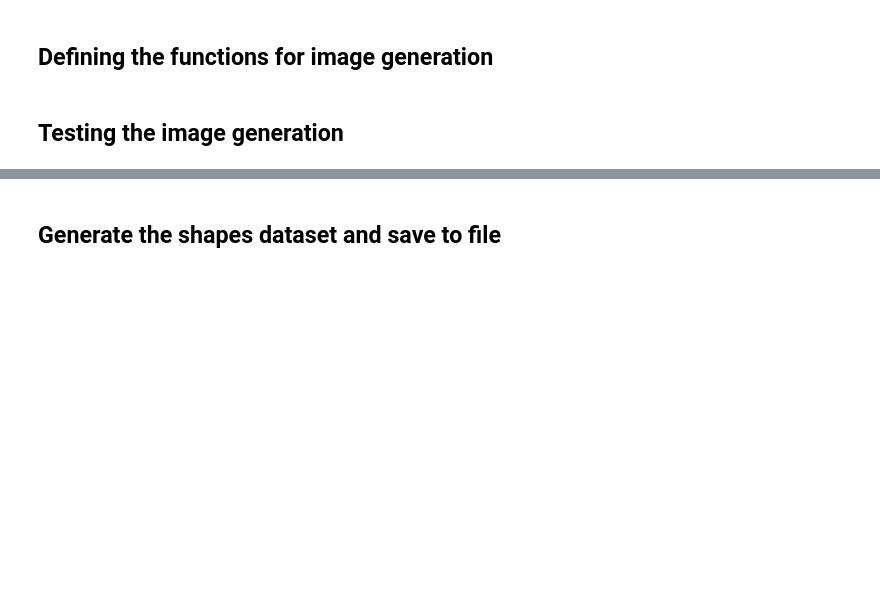
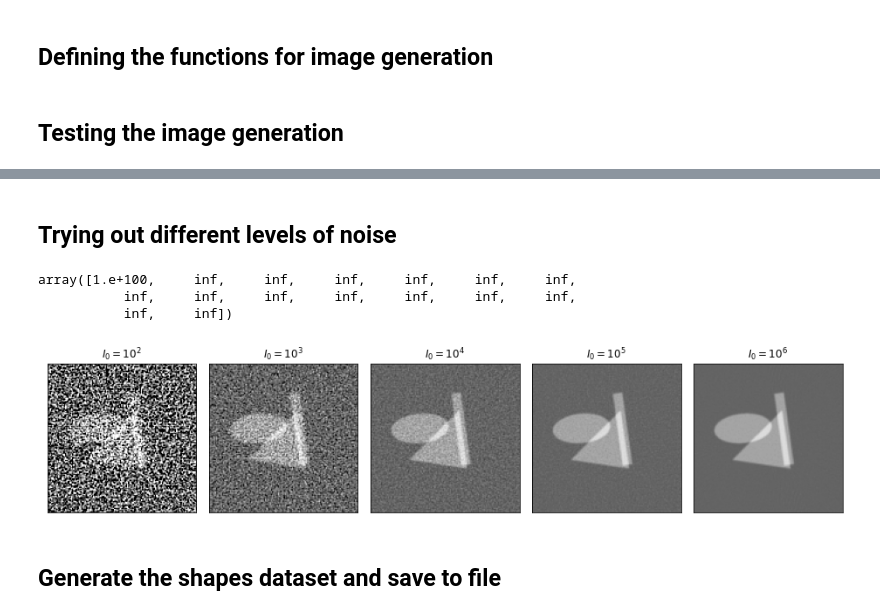
Before and after one commit to FromTheMountain/bachelorproject-code, a Jupyter notebook: GPU-shape-dataset.ipynb, the cells around one changed output, grey strips where cells are left out. Drawn from its saved outputs; the diff is of its cells as text; code cells hidden in the pictures; blank space fills up the shorter version.

```diff
--- a/GPU-shape-dataset.ipynb
+++ b/GPU-shape-dataset.ipynb
@@ -151,3 +171,36 @@ fig.tight_layout()
+# %% [markdown]
+## Trying out different levels of noise
+# %%
+np.logspace(100, 100000, len(axs.flat))
+# %% [output]
+array([1.e+100,     inf,     inf,     inf,     inf,     inf,     inf,
+           inf,     inf,     inf,     inf,     inf,     inf,     inf,
+           inf,     inf])
+# %%
+import matplotlib
+
+matplotlib.rcParams.update({'font.size': 14})
+# %%
+from radontools import add_scan_noise
+
+fig, axs = plt.subplots(1, 5, figsize=(13, 3))
+
+image = 0.01 * construct_random_image(128, 128)
+
+for ax, log_I_0 in zip(axs.flat, np.linspace(2, 6, len(axs.flat), dtype=int)):
+    noisy_image = add_scan_noise(image, I_0=10**log_I_0)
+
+    ax.imshow(noisy_image, vmin=-0.005, vmax=0.01, cmap=plt.cm.Greys_r)
+
+    ax.set_title(f"$I_0 = 10^{{{log_I_0}}}$")
+    ax.set_xticks([])
+    ax.set_yticks([])
+
+fig.tight_layout()
+
+plt.savefig('noise-levels.png')
+# %% [output]
+[figure, added]
 # %% [markdown]
 ## Generate the shapes dataset and save to file
 # %%
```
Also changed, not shown: parts of 2 cells of this notebook, 1 other file.
